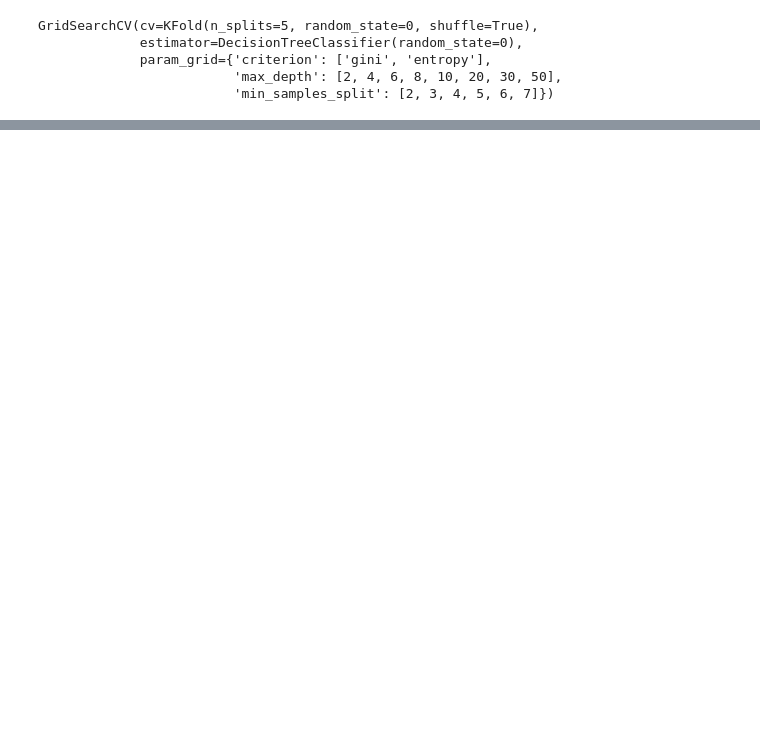
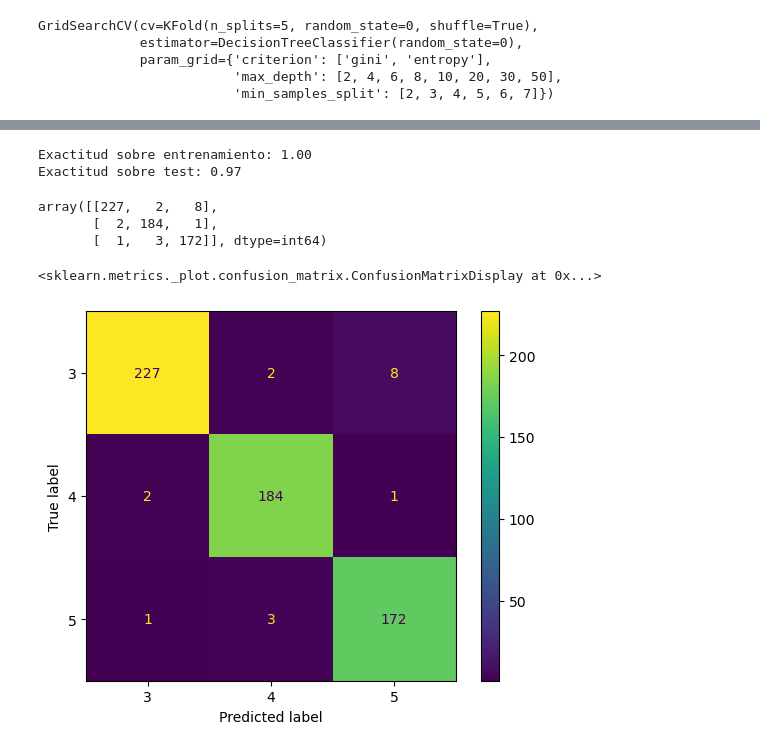
Before and after one commit to JuanCaGC/Proyecto1-BI202302, a Jupyter notebook: Proyecto1/Proyecto1.ipynb, the cells around one changed output, grey strips where cells are left out. Cells and saved outputs as stored; diff of their text form; code cells hidden in the pictures; blank space fills up the shorter version.

Commit message:
Pipeline

```diff
--- a/Proyecto1/Proyecto1.ipynb
+++ b/Proyecto1/Proyecto1.ipynb
@@ -629,0 +603,5 @@ weighted avg       0.97      0.96      0.96       600
+# %%
+# entrenamos el modelo
+X_datos = X_data
+Y_datos = y_data
+X_trainPipe, X_testPipe, y_trainPipe, y_testPipe = train_test_split(X_datos, Y_datos, test_size=0.2,  random_state=0)
@@ -629,0 +621,2 @@ weighted avg       0.97      0.96      0.96       600
+# %%
+pipeline.fit(X_trainPipe,y_trainPipe)
@@ -629,0 +638,22 @@ weighted avg       0.97      0.96      0.96       600
+# %%
+y_predictPipe_train = pipeline.predict(X_trainPipe)
+y_predictPipe_test = pipeline.predict(X_testPipe)
+print('Exactitud sobre entrenamiento: %.2f' % accuracy_score(y_trainPipe, y_predictPipe_train))
+print('Exactitud sobre test: %.2f' % accuracy_score(y_testPipe, y_predictPipe_test))
+# %% [output]
+Exactitud sobre entrenamiento: 1.00
+Exactitud sobre test: 0.97
+# %%
+# Se genera la matriz de confusión
+cm = confusion_matrix(y_testPipe, y_predictPipe_test)
+cm
+# %% [output]
+array([[227,   2,   8],
+       [  2, 184,   1],
+       [  1,   3, 172]], dtype=int64)
+# %%
+disp = ConfusionMatrixDisplay(confusion_matrix=cm,display_labels=pipeline.classes_)
+disp.plot()
+# %% [output]
+<sklearn.metrics._plot.confusion_matrix.ConfusionMatrixDisplay at 0x...>
+[figure, added]
```
Also changed, not shown: parts of 97 cells of this notebook, 3 other files.
